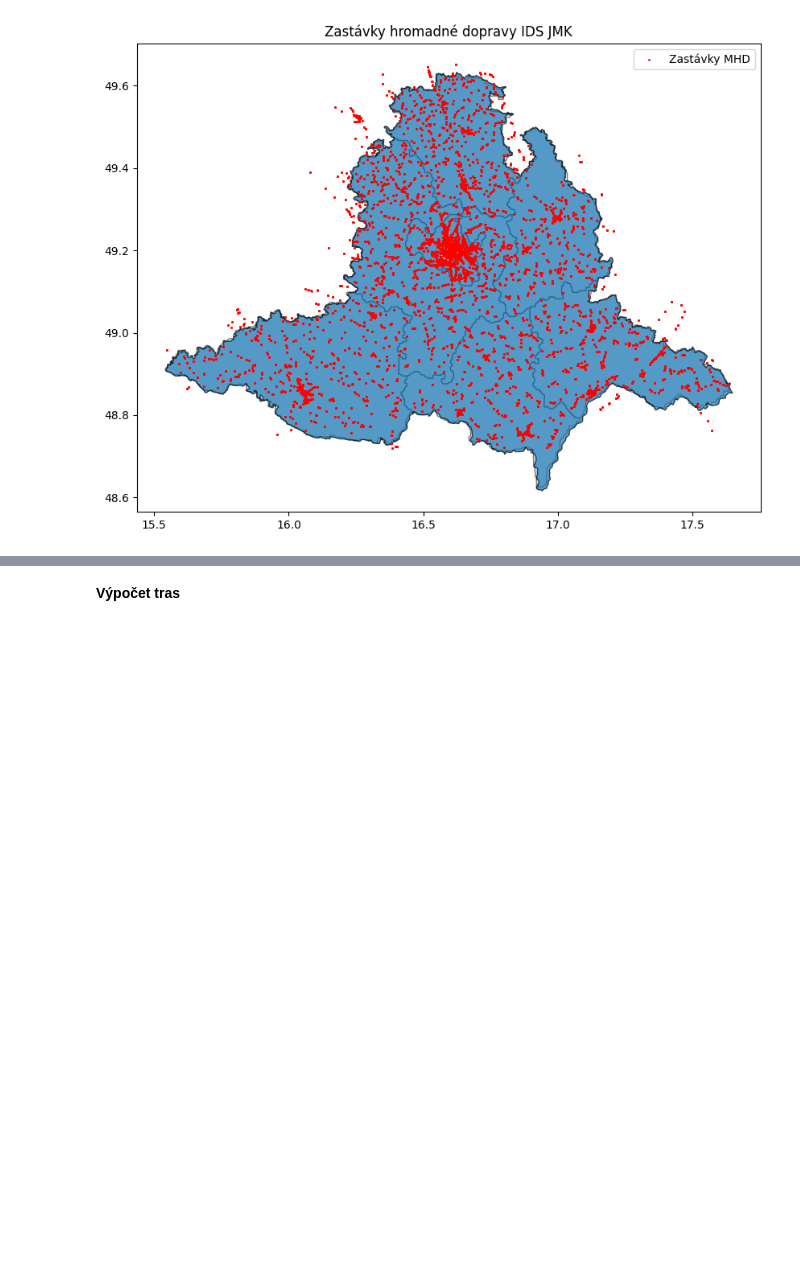
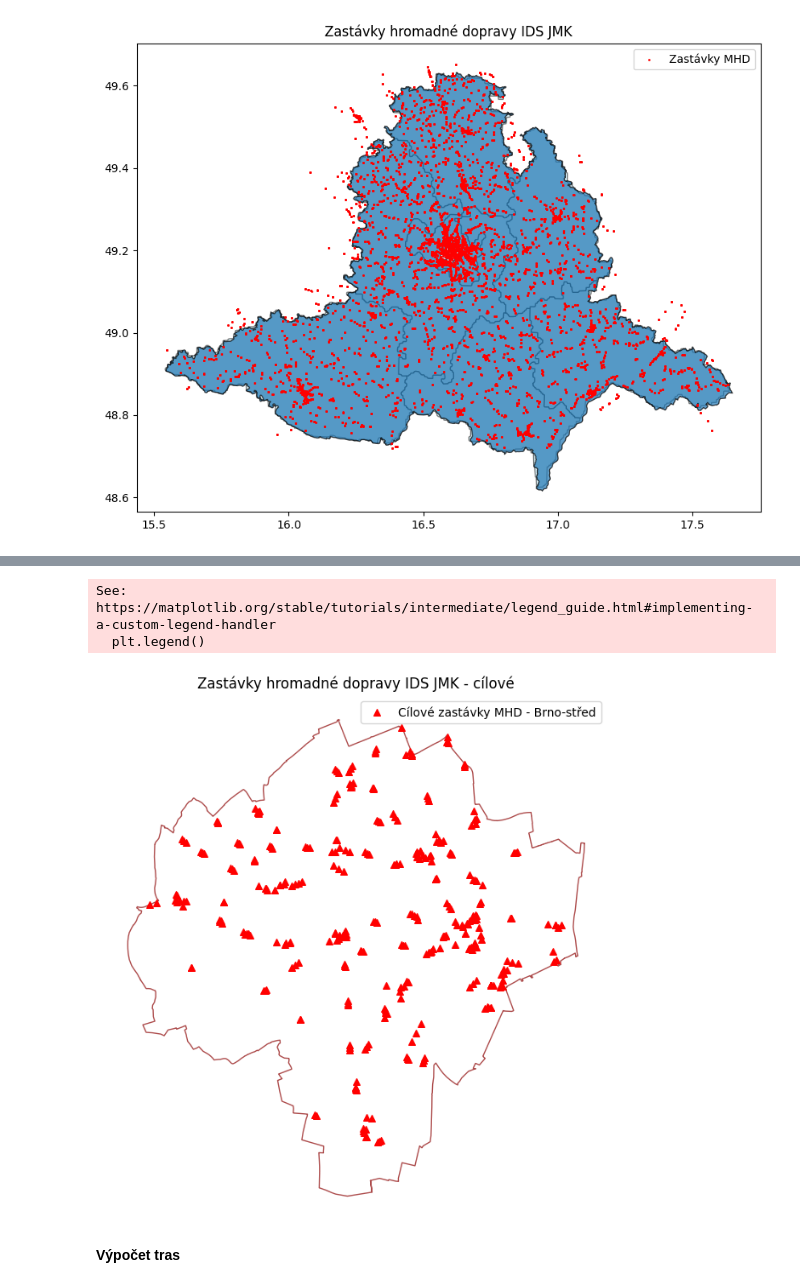
Before and after one commit to JanPelisek/dostupnost-JMK, a Jupyter notebook: rozpracovane.ipynb, the cells around one changed output, grey strips where cells are left out. Saved outputs shown, nothing was run; the diff lists cells and outputs as text; code cells hidden in the pictures; blank space fills up the shorter version.

```diff
--- a/rozpracovane.ipynb
+++ b/rozpracovane.ipynb
@@ -265,0 +386,12 @@ See: https://matplotlib.org/stable/tutorials/intermediate/legend_guide.html#impl
+# %%
+# --- FILTRACE CÍLOVÝCH ZASTÁVEK V OKRUHU 500 M OD BRNO-STŘED ---
+# Předpoklad: máte GeoDataFrame mestske_casti s částmi města, kde je název části ve sloupci 'name'
+# Vybereme polygon Brno-střed
+target_area = brno_stred.unary_union
+
+# Filtrace: zastávky, které leží uvnitř tohoto vnitřního bufferu
+target_zastavky = zastavky_jmk[zastavky_jmk.geometry.within(target_area)]
+
+# Kontrola výsledků
+print(f"Cílových zastávek v Brno-střed: {len(target_zastavky)}")
+target_zastavky.head()
@@ -266,3 +406,32 @@ See: https://matplotlib.org/stable/tutorials/intermediate/legend_guide.html#impl
+# %%
+fig, ax = plt.subplots(figsize=(10, 8))
+
+# Brno-střed
+brno_stred.plot(
+    ax=ax,
+    color="white",
+    edgecolor="darkred",
+    alpha=0.7,
+    label="Brno-střed"
+)
+
+# Cílové zastávky MHD
+target_zastavky.plot(
+    ax=ax,
+    marker="^",
+    color="red",
+    markersize=30,
+    label="Cílové zastávky MHD - Brno-střed"
+)
+
+ax.set_title("Zastávky hromadné dopravy IDS JMK - cílové")
+ax.set_axis_off()
+plt.legend()
+plt.show()
+# %% [output]
+See: https://matplotlib.org/stable/tutorials/intermediate/legend_guide.html#implementing-a-custom-legend-handler
+  plt.legend()
+[figure, added]
 # %% [markdown]
 **Výpočet tras**
 # %%
```
Also changed, not shown: parts of 10 cells of this notebook.
